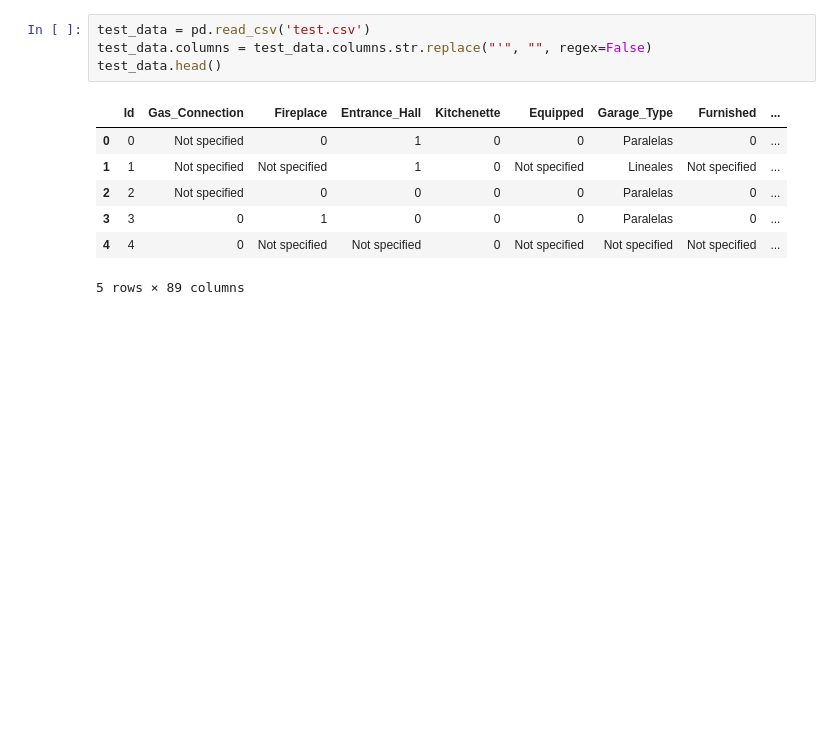
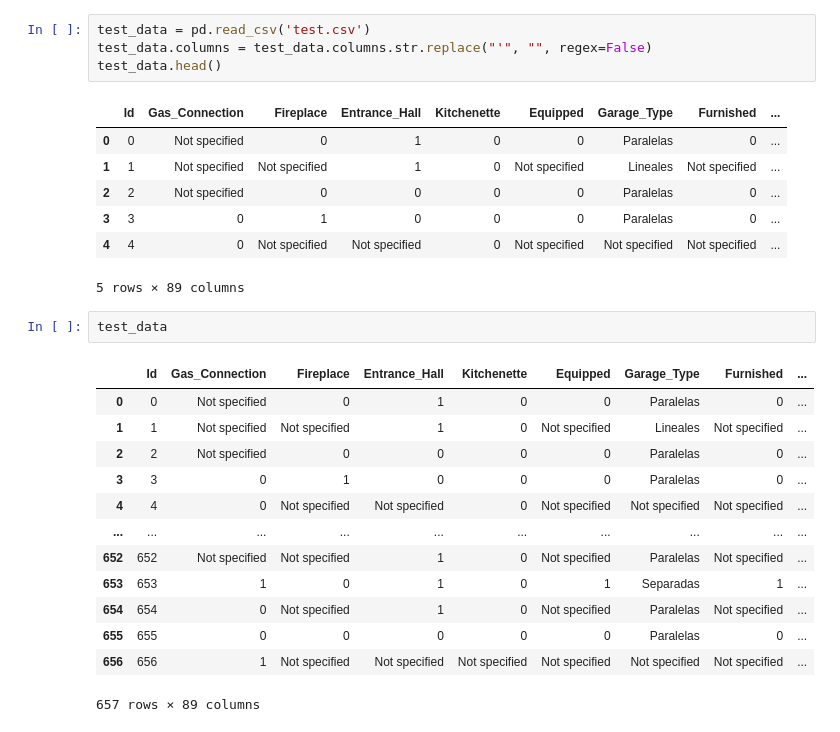
Before and after one commit to apovisr/PUCP_machine-learning, a Jupyter notebook: final/final.v1.ipynb, the cells around one changed output. Saved outputs shown, nothing was run; the diff lists cells and outputs as text; blank space fills up the shorter version.

```diff
--- a/final/final.v1.ipynb
+++ b/final/final.v1.ipynb
@@ -605,6 +665,22 @@ test_data.head()
 | 3 | 3 | 0 | 1 | 0 | 0 | 0 | Paralelas | 0 | ... |
 | 4 | 4 | 0 | Not specified | Not specified | 0 | Not specified | Not specified | Not specified | ... |
 5 rows × 89 columns
+# %%
+test_data
+# %% [output]
+|  | Id | Gas_Connection | Fireplace | Entrance_Hall | Kitchenette | Equipped | Garage_Type | Furnished | ... |
+| 0 | 0 | Not specified | 0 | 1 | 0 | 0 | Paralelas | 0 | ... |
+| 1 | 1 | Not specified | Not specified | 1 | 0 | Not specified | Lineales | Not specified | ... |
+| 2 | 2 | Not specified | 0 | 0 | 0 | 0 | Paralelas | 0 | ... |
+| 3 | 3 | 0 | 1 | 0 | 0 | 0 | Paralelas | 0 | ... |
+| 4 | 4 | 0 | Not specified | Not specified | 0 | Not specified | Not specified | Not specified | ... |
+| ... | ... | ... | ... | ... | ... | ... | ... | ... | ... |
+| 652 | 652 | Not specified | Not specified | 1 | 0 | Not specified | Paralelas | Not specified | ... |
+| 653 | 653 | 1 | 0 | 1 | 0 | 1 | Separadas | 1 | ... |
+| 654 | 654 | 0 | Not specified | 1 | 0 | Not specified | Paralelas | Not specified | ... |
+| 655 | 655 | 0 | 0 | 0 | 0 | 0 | Paralelas | 0 | ... |
+| 656 | 656 | 1 | Not specified | Not specified | Not specified | Not specified | Not specified | Not specified | ... |
+657 rows × 89 columns
 # %%
 # Remove Construction_Area column, its redundant with construction area
 #test_data.drop(columns=['Beach:Resort'], inplace=True)
```
Also changed, not shown: parts of 21 cells of this notebook.
